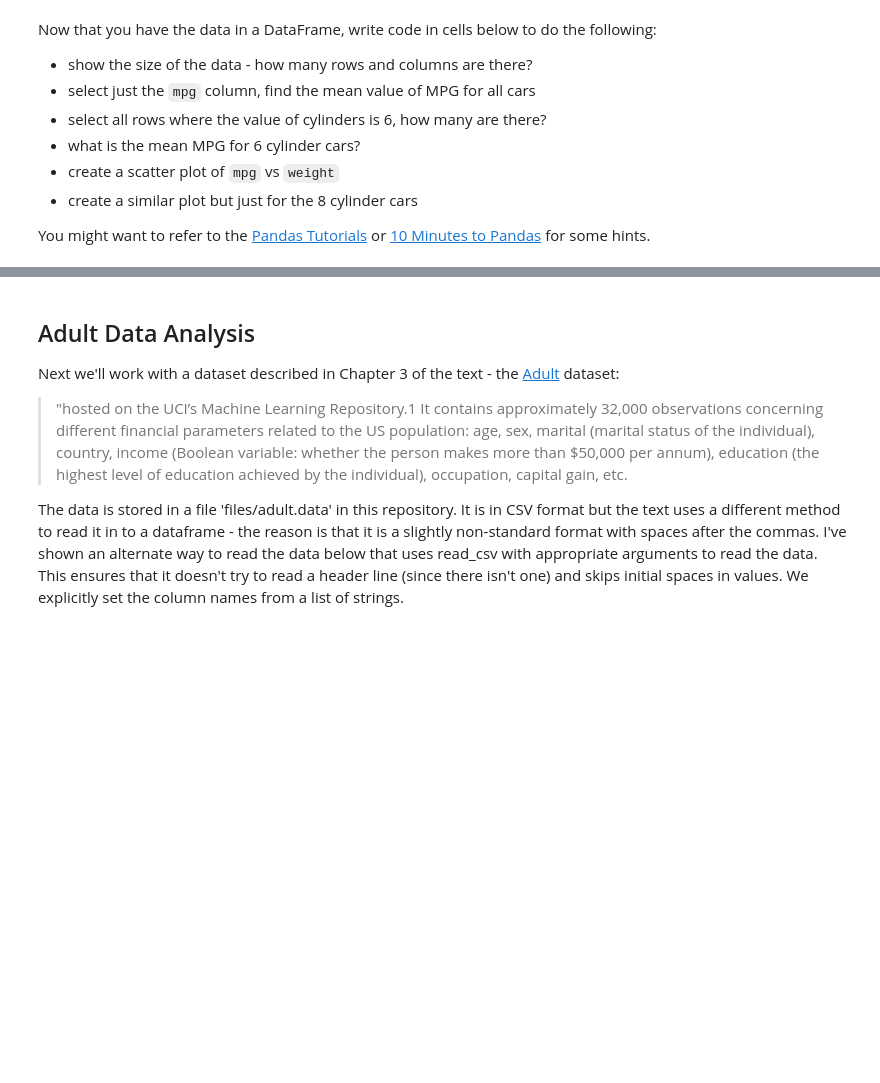
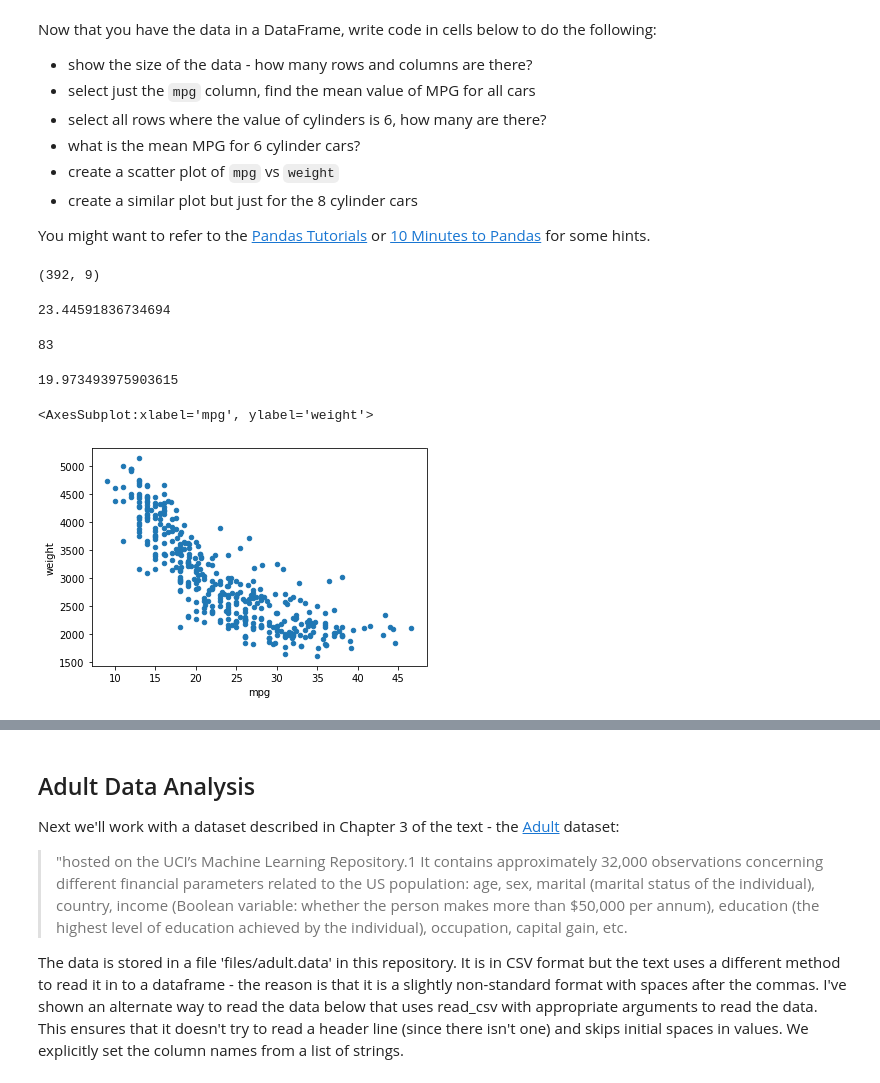
Before and after one commit to wonke2/Data-Science-Workshops, a Jupyter notebook: Workshop Week 3.ipynb, the cells around one changed output, grey strips where cells are left out. Cells and saved outputs as stored; diff of their text form; code cells hidden in the pictures; blank space fills up the shorter version.

```diff
--- a/Workshop Week 3.ipynb
+++ b/Workshop Week 3.ipynb
@@ -18,5 +18,5 @@ space separated tabular format (take a look at the raw data to see what this mea
 explicit list of column headings and some options to `read_table` to get the data in the right format.
 # %%
 columns = ['mpg', 'cylinders', 'displacement', 'horsepower', 'weight', 'acceleration', 'modelyear', 'origin', 'name']
-auto = pd.read_table('files/auto-mpg.data', delim_whitespace=True, header=None, names=columns)
+auto = pd.read_table('data/auto-mpg.data', delim_whitespace=True, header=None, names=columns)
 auto.head()
@@ -34,3 +41,25 @@ You might want to refer to the [Pandas Tutorials](http://pandas.pydata.org/panda
  [10 Minutes to Pandas](http://pandas.pydata.org/pandas-docs/stable/10min.html) for some hints.
 # %%
 # your code here (and make more cells as you need them)
+auto.shape
+# %% [output]
+(392, 9)
+# %%
+mpgCol = auto['mpg']
+mpgCol.mean()
+# %% [output]
+23.44591836734694
+# %%
+sixCyl = auto.loc[auto['cylinders'] == 6 ]
+len(sixCyl)
+# %% [output]
+83
+# %%
+sixCyl['mpg'].mean()
+# %% [output]
+19.973493975903615
+# %%
+auto.plot(kind = 'scatter', x = 'mpg', y = 'weight')
+# %% [output]
+<AxesSubplot:xlabel='mpg', ylabel='weight'>
+[figure, added]
```
Also changed, not shown: parts of 27 cells of this notebook.
